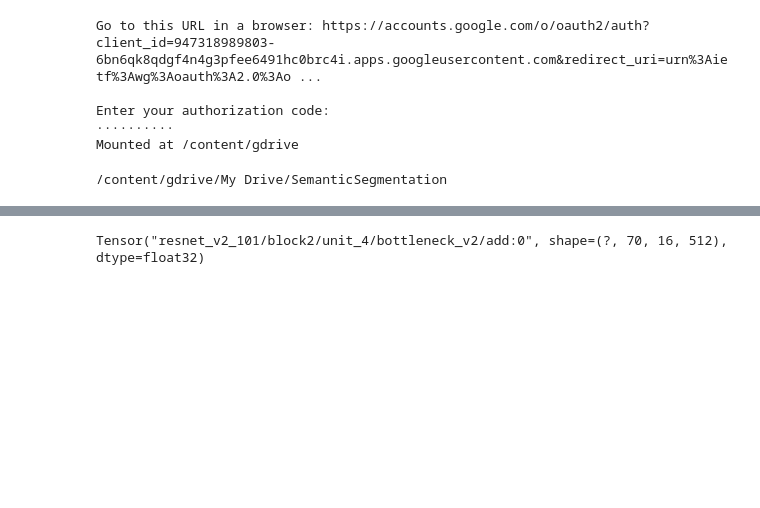
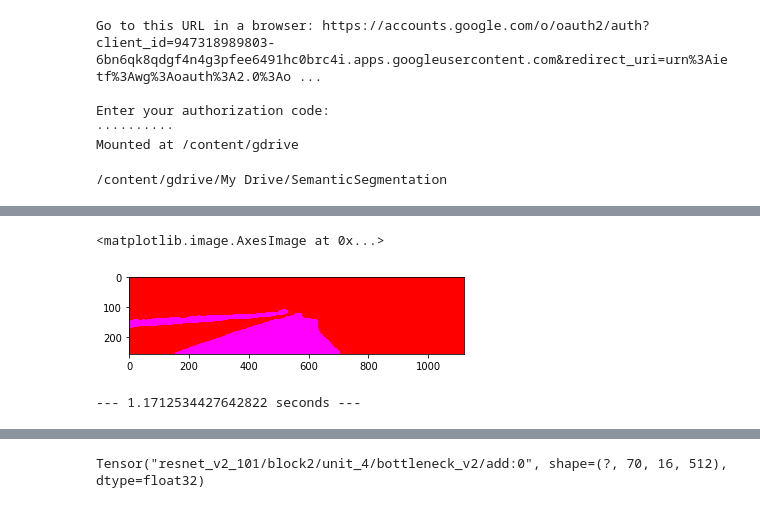
Before and after one commit to parasdahiya/BiSeNet-Road-Segmentation, a Jupyter notebook: BiSeNet_Road_Segmentation.ipynb, the cells around one changed output, grey strips where cells are left out. Cells and saved outputs as stored; diff of their text form; code cells hidden in the pictures; blank space fills up the shorter version.

```diff
--- a/BiSeNet_Road_Segmentation.ipynb
+++ b/BiSeNet_Road_Segmentation.ipynb
@@ -277,30 +725,34 @@ height = 256
+# %%
+imshow(pred_im)
+# %% [output]
+<matplotlib.image.AxesImage at 0x...>
+[figure, added]
 # %%
-output_dir = os.path.join(save_dir, str(time.time()))
-if os.path.exists(output_dir):
-  shutil.rmtree(output_dir)
-os.makedirs(output_dir)
+start_time = time.time()
 
-print("Training finished. Saving images to {}".format(output_dir))
+im = Image.open('data/demo/uu_000095.png')
+# print(im.size)
+im = im.resize((width, height), Image.ANTIALIAS)
 
-for image in glob(os.path.join(test_dir, 'image_2', '*.png')):
-  im = Image.open(image)
-  im = im.resize((width, height), Image.ANTIALIAS)
+im_scaled = np.float32(im)/255.0
 
-  im_scaled = np.float32(im)/255.0
+inputs = np.array([im_scaled])
 
-  inputs = np.array([im_scaled])
+label = sess.run(tf.math.softmax(output_label), feed_dict = {input_im: inputs})
+test_label = label
+#print(np.array(label).shape)
+label = label[0][:, :, 1]
+segmentation = (label > 0.5).reshape(height, width, 1)
 
-  label = sess.run(tf.math.softmax(output_label), feed_dict = {input_im: inputs})
-  test_label = label
-  #print(np.array(label).shape)
-  label = label[0][:, :, 1]
-  segmentation = (label > 0.5).reshape(height, width, 1)
+#mask =
+mask = np.dot(segmentation, np.array([[0, 255, 0, 127]]))
+mask = mask.astype('uint8')
+mask = Image.fromarray(mask, 'RGBA')
 
-  #mask =
-  mask = np.dot(segmentation, np.array([[0, 255, 0, 127]]))
-  mask = mask.astype('uint8')
-  mask = Image.fromarray(mask, 'RGBA')
+im.paste(mask, mask = mask)
 
-  im.paste(mask, mask = mask)
+x = np.array(im)
 
-  im.save(os.path.join(output_dir, os.path.basename(image)))
+print("--- %s seconds ---" % (time.time() - start_time))
+# %% [output]
+--- 1.1712534427642822 seconds ---
```
Also changed, not shown: parts of 53 cells of this notebook.
